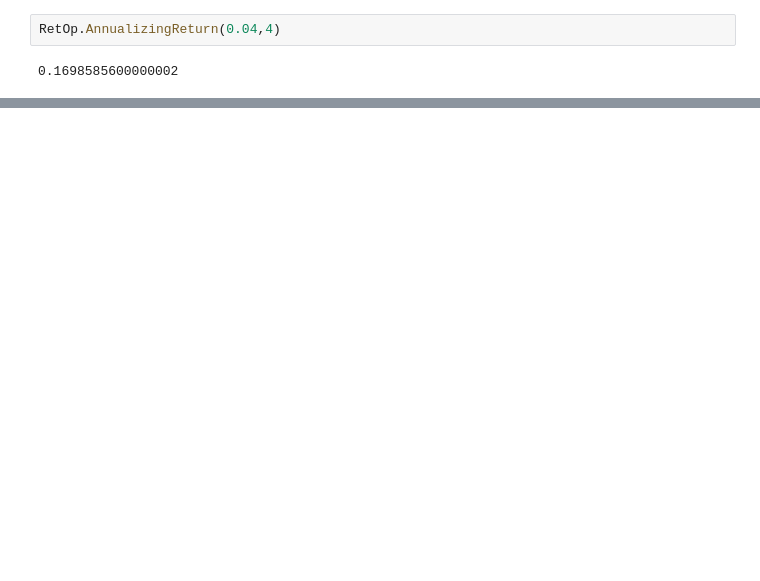
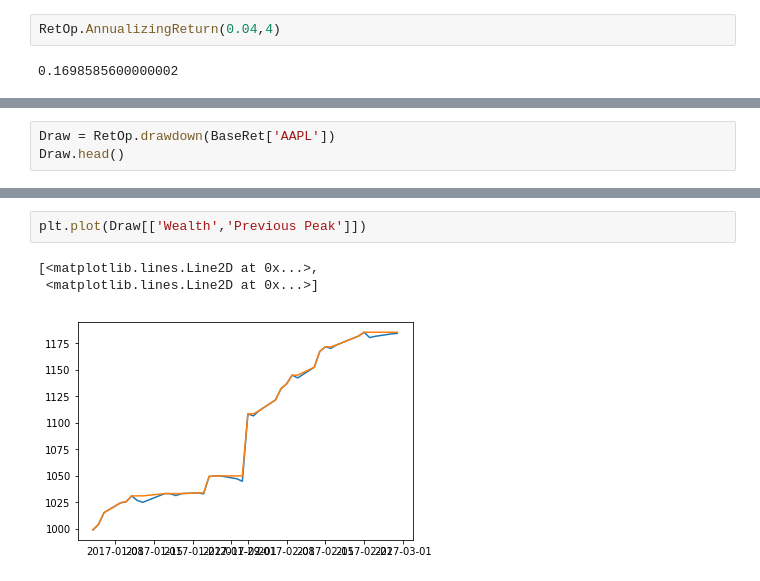
Before and after one commit to Ram12a/Finance, a Jupyter notebook: VisualP1.1.ipynb, the cells around one changed output, grey strips where cells are left out. Saved outputs shown, nothing was run; the diff lists cells and outputs as text; blank space fills up the shorter version.

```diff
--- a/VisualP1.1.ipynb
+++ b/VisualP1.1.ipynb
@@ -47,0 +106,3 @@ RetOp.AnnualizingReturn(0.04,4)
+# %%
+Draw = RetOp.drawdown(BaseRet['AAPL'])
+Draw.head()
@@ -47,0 +117,6 @@ RetOp.AnnualizingReturn(0.04,4)
+# %%
+plt.plot(Draw[['Wealth','Previous Peak']])
+# %% [output]
+[<matplotlib.lines.Line2D at 0x...>,
+ <matplotlib.lines.Line2D at 0x...>]
+[figure, added]
```
Also changed, not shown: parts of 25 cells of this notebook, 5 other files.
